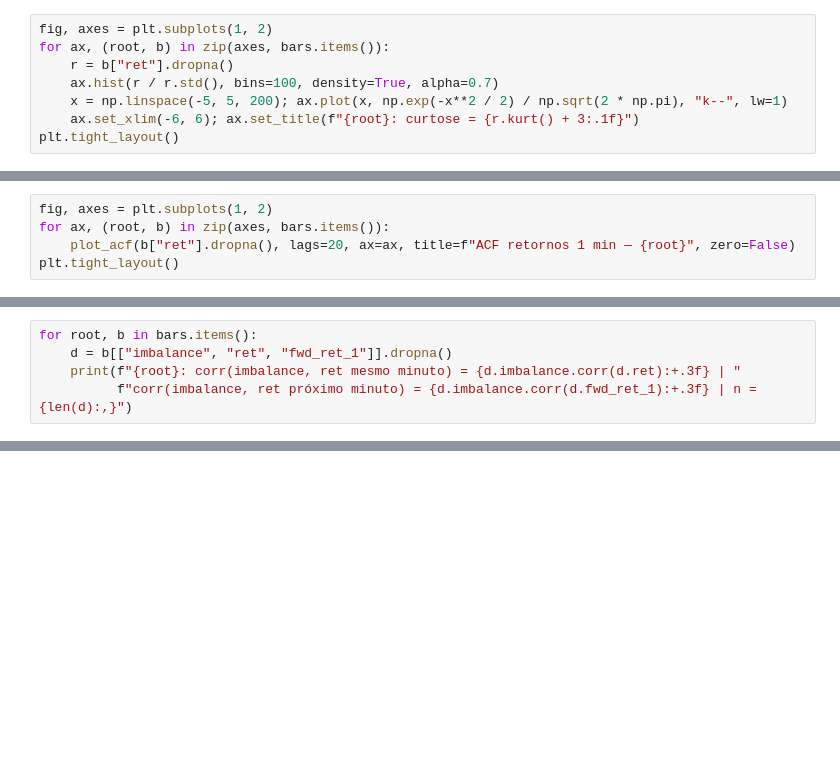
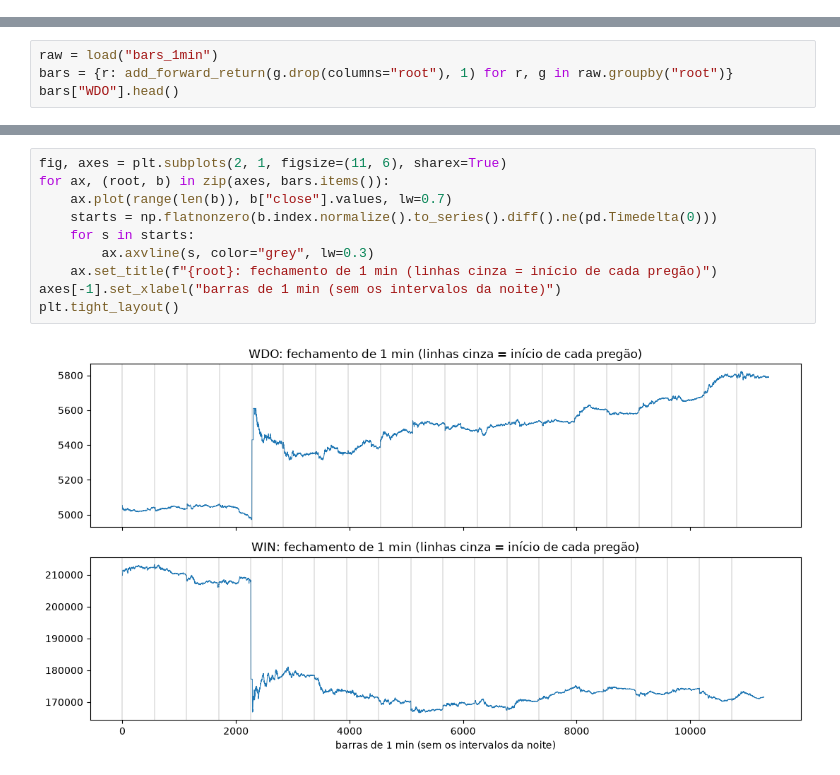
Before and after one commit to marcosemn/islp-b3-futures, a Jupyter notebook: notebooks/00_exploracao_wdo_win.ipynb, the cells around one changed output, grey strips where cells are left out. Cells and saved outputs as stored; diff of their text form; blank space fills up the shorter version.

```diff
--- a/notebooks/00_exploracao_wdo_win.ipynb
+++ b/notebooks/00_exploracao_wdo_win.ipynb
@@ -61,8 +0,0 @@ Retornos financeiros têm **caudas gordas**: curtose bem acima de 3 (a da normal
-# %%
-fig, axes = plt.subplots(1, 2)
-for ax, (root, b) in zip(axes, bars.items()):
-    r = b["ret"].dropna()
-    ax.hist(r / r.std(), bins=100, density=True, alpha=0.7)
-    x = np.linspace(-5, 5, 200); ax.plot(x, np.exp(-x**2 / 2) / np.sqrt(2 * np.pi), "k--", lw=1)
-    ax.set_xlim(-6, 6); ax.set_title(f"{root}: curtose = {r.kurt() + 3:.1f}")
-plt.tight_layout()
@@ -72,5 +0,0 @@ Autocorrelação negativa no lag 1 costuma vir do *bid-ask bounce* (o preço alt
-# %%
-fig, axes = plt.subplots(1, 2)
-for ax, (root, b) in zip(axes, bars.items()):
-    plot_acf(b["ret"].dropna(), lags=20, ax=ax, title=f"ACF retornos 1 min — {root}", zero=False)
-plt.tight_layout()
@@ -83,5 +0,0 @@ o que interessa para predição é a correlação com o **minuto seguinte** (`fw
-# %%
-for root, b in bars.items():
-    d = b[["imbalance", "ret", "fwd_ret_1"]].dropna()
-    print(f"{root}: corr(imbalance, ret mesmo minuto) = {d.imbalance.corr(d.ret):+.3f} | "
-          f"corr(imbalance, ret próximo minuto) = {d.imbalance.corr(d.fwd_ret_1):+.3f} | n = {len(d):,}")
@@ -100,0 +52,4 @@ both.plot.scatter("WIN", "WDO", s=3, alpha=0.3, title="Retornos de 1 min");
+# %%
+raw = load("bars_1min")
+bars = {r: add_forward_return(g.drop(columns="root"), 1) for r, g in raw.groupby("root")}
+bars["WDO"].head()
@@ -100,0 +64,12 @@ both.plot.scatter("WIN", "WDO", s=3, alpha=0.3, title="Retornos de 1 min");
+# %%
+fig, axes = plt.subplots(2, 1, figsize=(11, 6), sharex=True)
+for ax, (root, b) in zip(axes, bars.items()):
+    ax.plot(range(len(b)), b["close"].values, lw=0.7)
+    starts = np.flatnonzero(b.index.normalize().to_series().diff().ne(pd.Timedelta(0)))
+    for s in starts:
+        ax.axvline(s, color="grey", lw=0.3)
+    ax.set_title(f"{root}: fechamento de 1 min (linhas cinza = início de cada pregão)")
+axes[-1].set_xlabel("barras de 1 min (sem os intervalos da noite)")
+plt.tight_layout()
+# %% [output]
+[figure, added]
```
Also changed, not shown: parts of 31 cells of this notebook, 5 other files.
